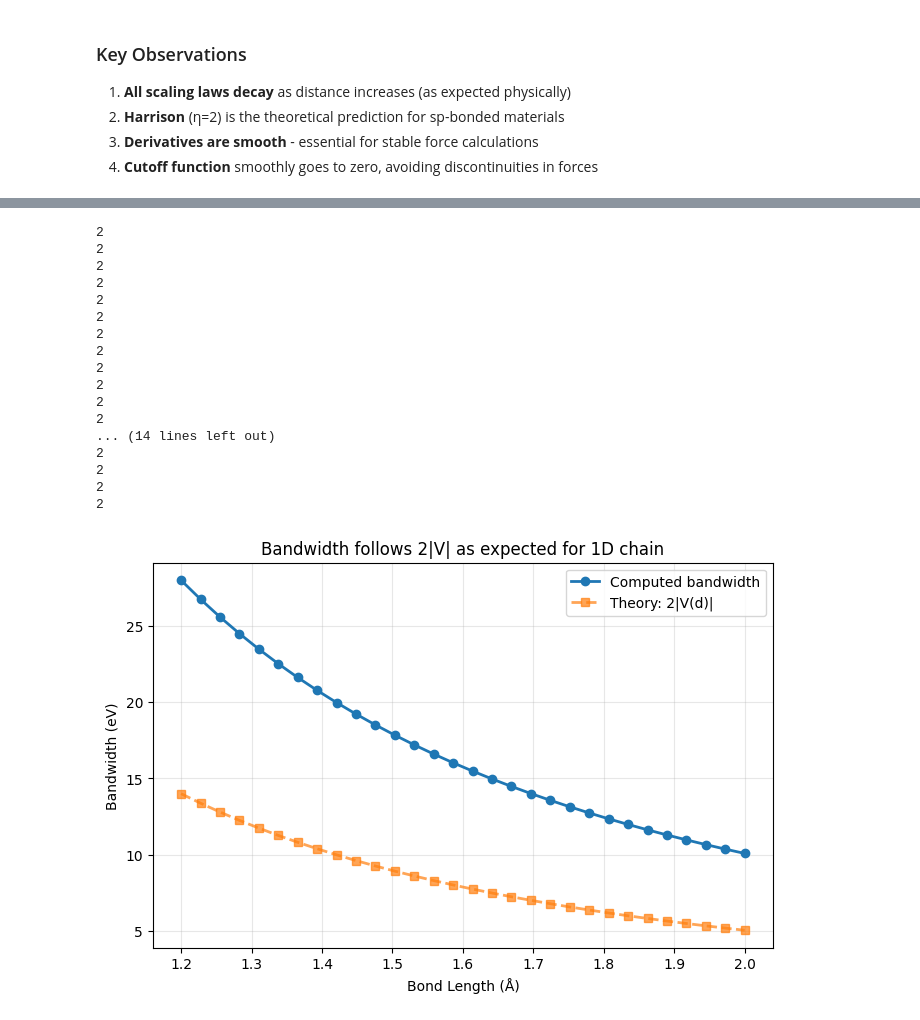
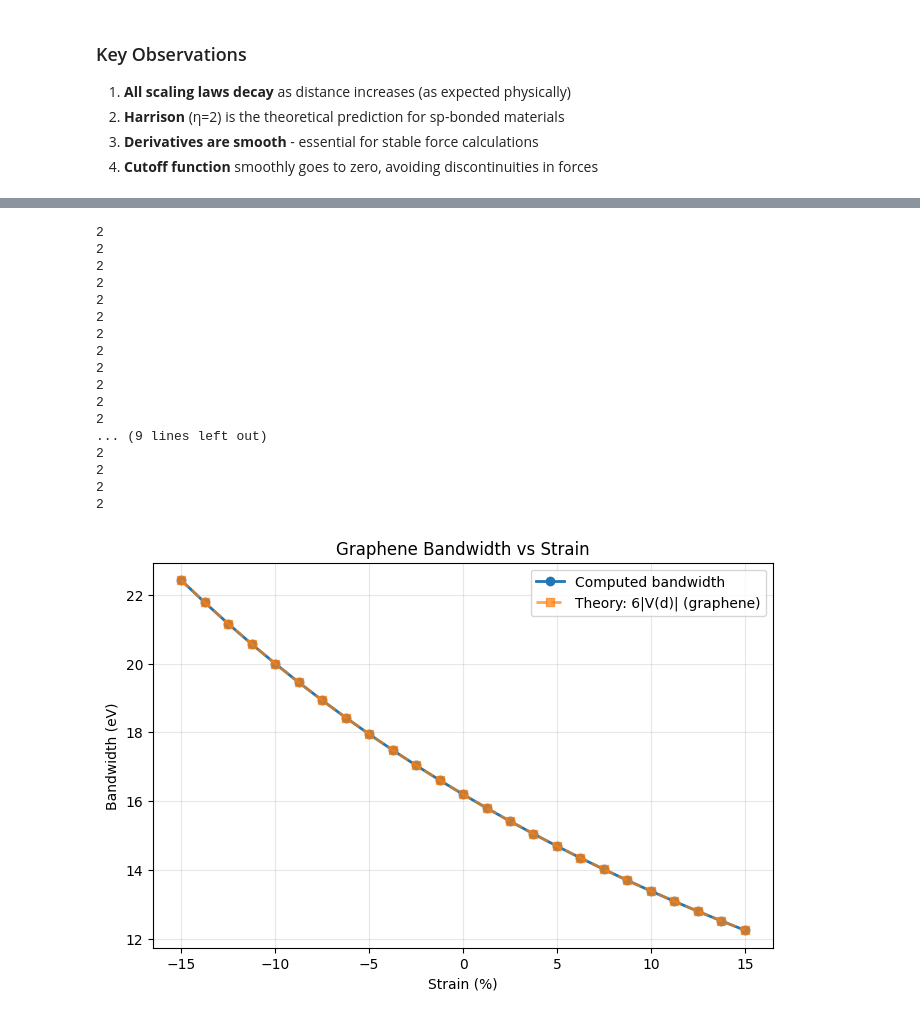
Before and after one commit to santoshkumarradha/pysktb, a Jupyter notebook: docs/source/examples/forces_and_scaling.ipynb, the cells around one changed output, grey strips where cells are left out. Saved outputs shown, nothing was run; the diff lists cells and outputs as text; code cells hidden in the pictures.

```diff
--- a/docs/source/examples/forces_and_scaling.ipynb
+++ b/docs/source/examples/forces_and_scaling.ipynb
@@ -149,13 +162,15 @@ def create_1d_chain(bond_length):
 # %%
-# Parameters with Harrison scaling and BornMayer repulsion
-d0 = 1.42
-V0 = -5.0
+# Graphene parameters with Harrison scaling and BornMayer repulsion
+a0 = 2.46  # Equilibrium lattice constant (Å)
+d0 = a0 / np.sqrt(3)  # Equilibrium bond length (≈1.42 Å)
+V0 = -2.7  # Hopping at equilibrium (eV)
 
+# BornMayer parameters tuned to give equilibrium near d0
 params = {
-    "C": {"e_s": 0.0},
+    "C": {"e_p": 0.0},
     "CC": {
-        "V_sss": Harrison(V0=V0, d0=d0, cutoff=4.0),
-        "repulsive": BornMayer(A=500, B=3.0, cutoff=4.0),
+        "V_ppp": Harrison(V0=V0, d0=d0, cutoff=4.0),
+        "repulsive": BornMayer(A=95, B=3.0, cutoff=4.0),
     }
 }
 # %%
@@ -288,49 +325,49 @@ plt.show()
 # %%
-# Bandwidth vs distance
+# Bandwidth vs strain
 bandwidths = []
 V_values = []
 
-for d in bond_lengths:
-    structure = create_1d_chain(d)
+for a in lattice_constants:
+    structure, d_nn = create_graphene(a)
     ham = Hamiltonian(structure, params, numba=0)
-    k_path = [[0, 0, 0], [0.5, 0, 0]]
-    kpts, _, _ = ham.get_kpts(k_path, nk=20)
+    k_path = [[0, 0, 0], [0.5, 0, 0], [1/3, 1/3, 0], [0, 0, 0]]
+    kpts, _, _ = ham.get_kpts(k_path, nk=30)
     eigenvalues = ham.solve_kpath(kpts, soc=False, parallel=False)
     bandwidths.append(eigenvalues.max() - eigenvalues.min())
-    V_values.append(params["CC"]["V_sss"](d))
+    V_values.append(params["CC"]["V_ppp"](d_nn))
 
 bandwidths = np.array(bandwidths)
 V_values = np.array(V_values)
 
 plt.figure(figsize=(8, 5))
-plt.plot(bond_lengths, bandwidths, 'o-', label='Computed bandwidth', lw=2)
-plt.plot(bond_lengths, 2 * np.abs(V_values), 's--',
-         label='Theory: 2|V(d)|', lw=2, alpha=0.7)
-plt.xlabel('Bond Length (Å)')
+plt.plot(strains * 100, bandwidths, 'o-', label='Computed bandwidth', lw=2)
+plt.plot(strains * 100, 6 * np.abs(V_values), 's--',
+         label='Theory: 6|V(d)| (graphene)', lw=2, alpha=0.7)
+plt.xlabel('Strain (%)')
 plt.ylabel('Bandwidth (eV)')
-plt.title('Bandwidth follows 2|V| as expected for 1D chain')
+plt.title('Graphene Bandwidth vs Strain')
 plt.legend()
 plt.grid(True, alpha=0.3)
 plt.show()
 # %% [output]
 2
 2
 2
 2
 2
 2
 2
 2
 2
 2
 2
 2
-... (14 lines left out)
+... (9 lines left out)
 2
 2
 2
 2
-[figure, old version]
+[figure, new version]
 # %% [markdown]
 ### Result
 
```
Also changed, not shown: parts of 13 cells of this notebook, 1 other file.
